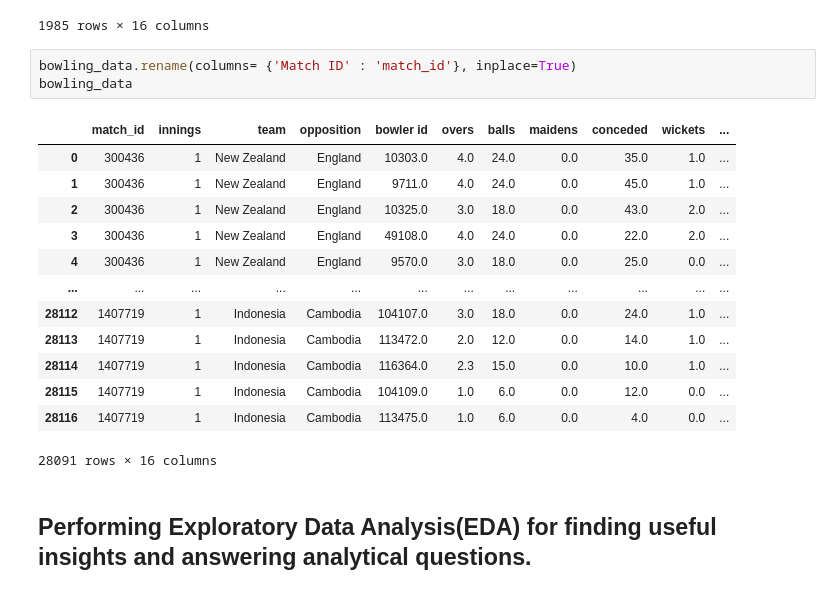
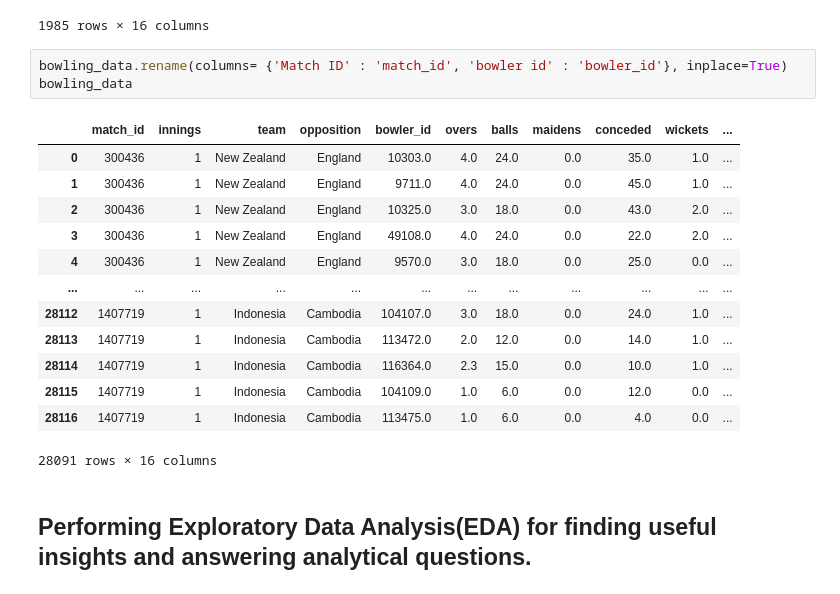
Before and after one commit to ali-bin-kashif/T20-Internationals-Dataset-EDA, a Jupyter notebook: eda-t20i-cricket.ipynb, the cells around one changed output. Saved outputs shown, nothing was run; the diff lists cells and outputs as text.

```diff
--- a/eda-t20i-cricket.ipynb
+++ b/eda-t20i-cricket.ipynb
@@ -457,10 +457,10 @@ bowling_data[bowling_data['dots'].isna()]
 | 27486 | 1403305 | 2 | Chile | Argentina | 116127.0 | 1.0 | 6.0 | 0.0 | 11.0 | 0.0 | ... |
 1985 rows × 16 columns
 # %%
-bowling_data.rename(columns= {'Match ID' : 'match_id'}, inplace=True)
+bowling_data.rename(columns= {'Match ID' : 'match_id', 'bowler id' : 'bowler_id'}, inplace=True)
 bowling_data
 # %% [output]
-|  | match_id | innings | team | opposition | bowler id | overs | balls | maidens | conceded | wickets | ... |
+|  | match_id | innings | team | opposition | bowler_id | overs | balls | maidens | conceded | wickets | ... |
 | 0 | 300436 | 1 | New Zealand | England | 10303.0 | 4.0 | 24.0 | 0.0 | 35.0 | 1.0 | ... |
 | 1 | 300436 | 1 | New Zealand | England | 9711.0 | 4.0 | 24.0 | 0.0 | 45.0 | 1.0 | ... |
 | 2 | 300436 | 1 | New Zealand | England | 10325.0 | 3.0 | 18.0 | 0.0 | 43.0 | 2.0 | ... |
```
Also changed, not shown: parts of 20 cells of this notebook.
